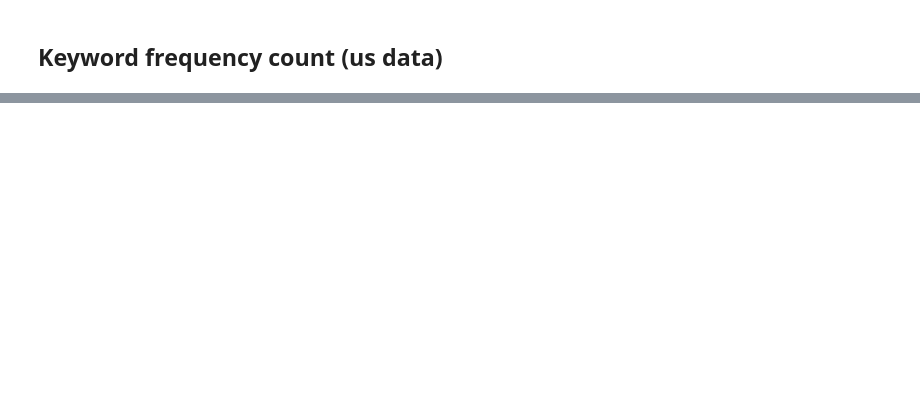
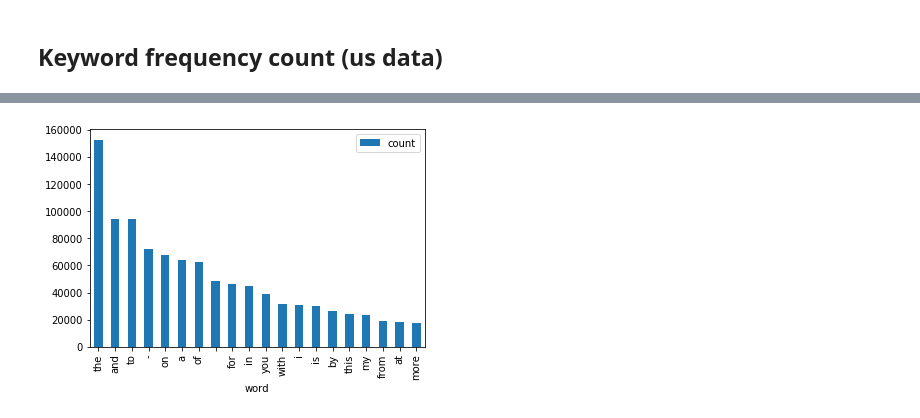
Before and after one commit to KristiWerry/YouTube_Trending_Data_Analysis, a Jupyter notebook: Final Project.ipynb, the cells around one changed output, grey strips where cells are left out. Saved outputs shown, nothing was run; the diff lists cells and outputs as text; code cells hidden in the pictures; blank space fills up the shorter version.

```diff
--- a/Final Project.ipynb
+++ b/Final Project.ipynb
@@ -274,4 +303,6 @@ keyWords(test, "title", 20)
 # %%
-keyWords(test, "description", 20)
+keyWords(test, "description", " ", 20)
+# %% [output]
+[figure, added]
 # %%
 def keyWords_filtered(df, column, amount):
```
Also changed, not shown: parts of 27 cells of this notebook.
